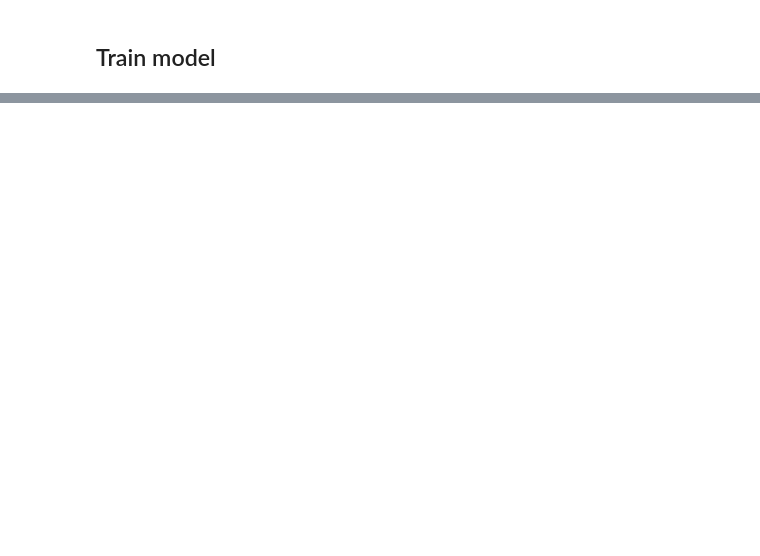
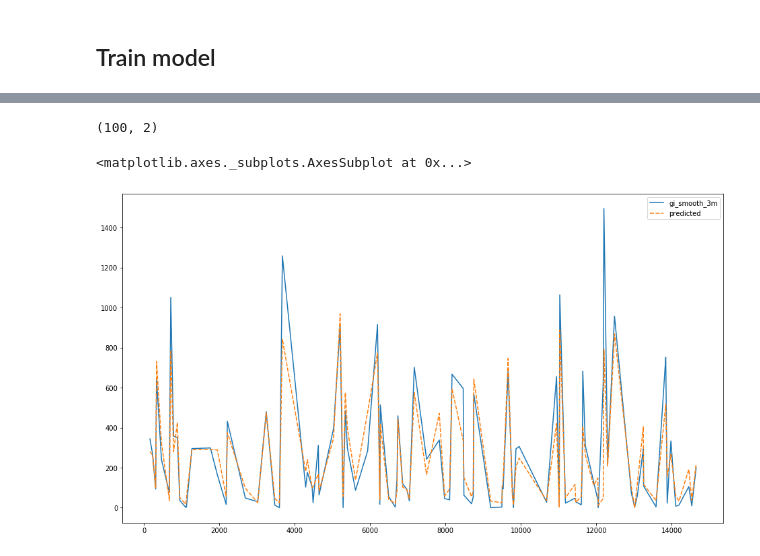
Before and after one commit to kazzart/CLV, a Jupyter notebook: CLV_model.ipynb, the cells around one changed output, grey strips where cells are left out. Drawn from its saved outputs; the diff is of its cells as text; code cells hidden in the pictures; blank space fills up the shorter version.

Commit message:
Model is done

```diff
--- a/CLV_model.ipynb
+++ b/CLV_model.ipynb
@@ -99,0 +180,36 @@ Epoch 50/50
+# %%
+X_train_full, X_valid_full, y_train, y_valid = train_test_split(X, y, train_size=0.8, test_size=0.2,
+                                                                random_state=0)
+# "Cardinality" means the number of unique values in a column
+# Select categorical columns with relatively low cardinality (convenient but arbitrary)
+low_cardinality_cols = [cname for cname in X_train_full.columns if X_train_full[cname].nunique() < 10 and
+                        X_train_full[cname].dtype == "object"]
+
+# Select numeric columns
+numeric_cols = [cname for cname in X_train_full.columns if X_train_full[cname].dtype in ['int64', 'float64']]
+
+
+# Keep selected columns only
+my_cols = low_cardinality_cols + numeric_cols
+X_train = X_train_full[my_cols].copy()
+X_valid = X_valid_full[my_cols].copy()
+X_test = X_valid_full[my_cols].copy()
+
+
+# One-hot encode the data (to shorten the code, we use pandas)
+X_train = pd.get_dummies(X_train)
+X_valid = pd.get_dummies(X_valid)
+X_test = pd.get_dummies(X_test)
+X_train, X_valid = X_train.align(X_valid, join='left', axis=1)
+X_train, X_test = X_train.align(X_test, join='left', axis=1)
+
+
+my_model = XGBRegressor(n_estimators=200)
+my_model.fit(X_train, y_train,
+             early_stopping_rounds=7,
+             eval_set=[(X_valid, y_valid)],
+             verbose=False)
+
+from sklearn.metrics import mean_absolute_error
+# Get predictions
+predictions_1 = my_model.predict(X_valid) # Your code here
@@ -99,0 +242,13 @@ Epoch 50/50
+# %%
+# Set the width and height of the figure
+plt.figure(figsize=(16,9))
+tmp = y_valid.copy()
+tmp['predicted'] = predictions_1
+tmp = tmp.iloc[500:600, :]
+print(tmp.shape)
+# Line chart showing how FIFA rankings evolved over time
+sns.lineplot(data=tmp)
+# %% [output]
+(100, 2)
+<matplotlib.axes._subplots.AxesSubplot at 0x...>
+[figure, added]
```
Also changed, not shown: parts of 32 cells of this notebook, 2 other files.
